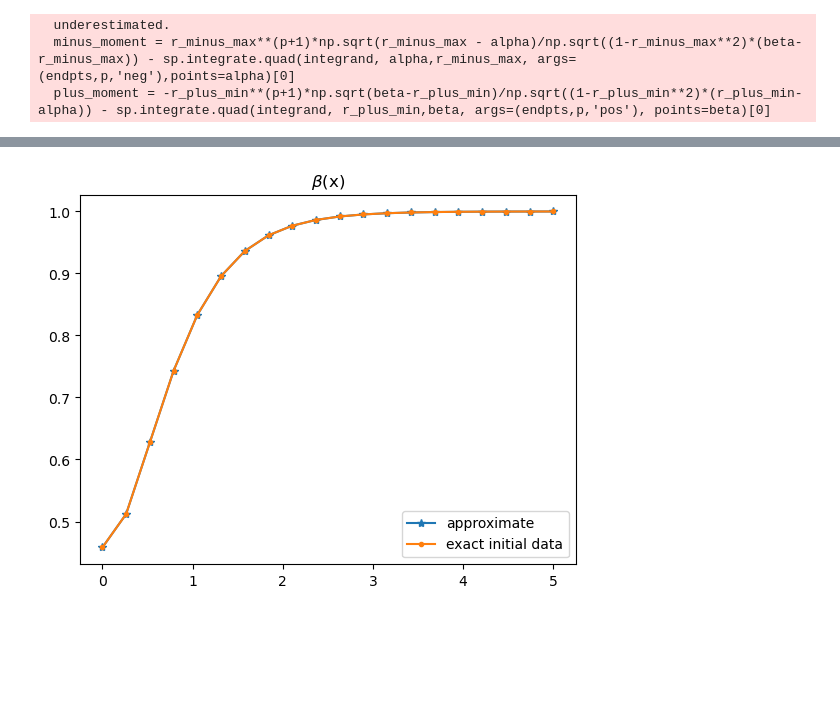
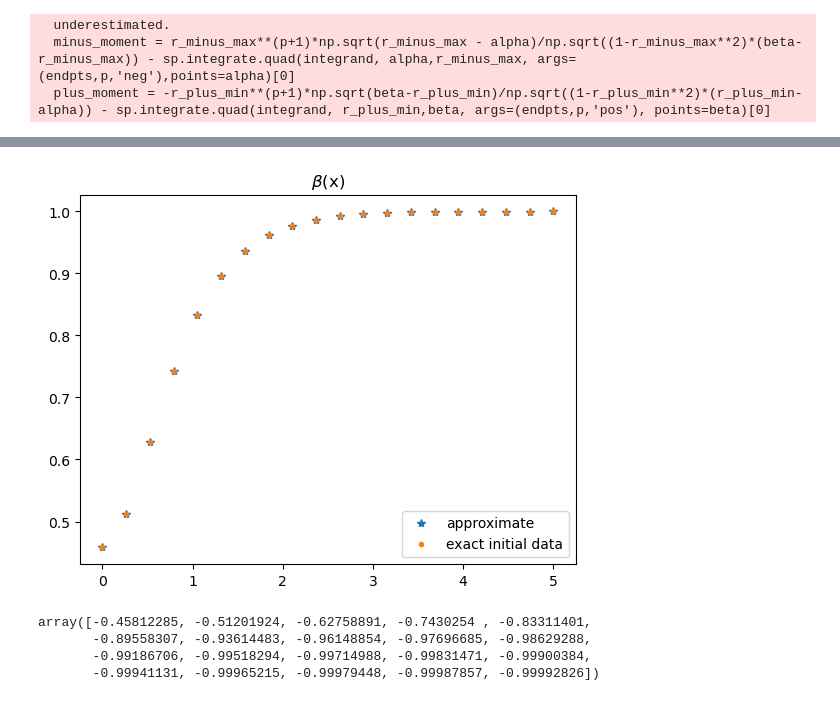
Before and after one commit to infiniteplane/dNLS, a Jupyter notebook: special-initial-condition.ipynb, the cells around one changed output, grey strips where cells are left out. Saved outputs shown, nothing was run; the diff lists cells and outputs as text; code cells hidden in the pictures; blank space fills up the shorter version.

```diff
--- a/special-initial-condition.ipynb
+++ b/special-initial-condition.ipynb
@@ -81,8 +81,10 @@ endpts, sp.optimize.fsolve(total_moments_system, [-A(x0),A(x0)], args=(x0,t0))
 # %%
 x_window = 5
 t_window = 2
-X = np.linspace(0, x_window, 20)
-T = np.linspace(0, t_window, 10)
+num_xsamples = 20
+num_tsamples = 10
+X = np.linspace(0, x_window, num_xsamples)
+T = np.linspace(0, t_window, num_tsamples)
 # %%
 for i in range(len(X)):
 	x0 = X[i]
@@ -138,10 +140,10 @@ plt.show()
 # %%
 fig2, ax2 = plt.subplots(num=' ',)
 ax2.clear()
-ax2.plot(X,init_betas, label="approximate",marker='*')
-ax2.plot(X, A(X), label="exact initial data",marker='.')
+ax2.plot(X,init_betas, label="approximate",marker='*',linestyle='none')
+ax2.plot(X, A(X), label="exact initial data",marker='.',linestyle='none')
 ax2.legend()
 ax2.set_title(r"$\beta$(x)")
 plt.show()
 # %% [output]
-[figure, old version]
+[figure, new version]
@@ -147,0 +152,11 @@ plt.show()
+# %%
+alphas = np.zeros_like(XX)
+betas = np.zeros_like(XX)
+alphas[0]=-A(X)
+betas[0]=A(X)
+alphas[0]
+# %% [output]
+array([-0.45812285, -0.51201924, -0.62758891, -0.7430254 , -0.83311401,
+       -0.89558307, -0.93614483, -0.96148854, -0.97696685, -0.98629288,
+       -0.99186706, -0.99518294, -0.99714988, -0.99831471, -0.99900384,
+       -0.99941131, -0.99965215, -0.99979448, -0.99987857, -0.99992826])
```
Also changed, not shown: parts of 10 cells of this notebook.
